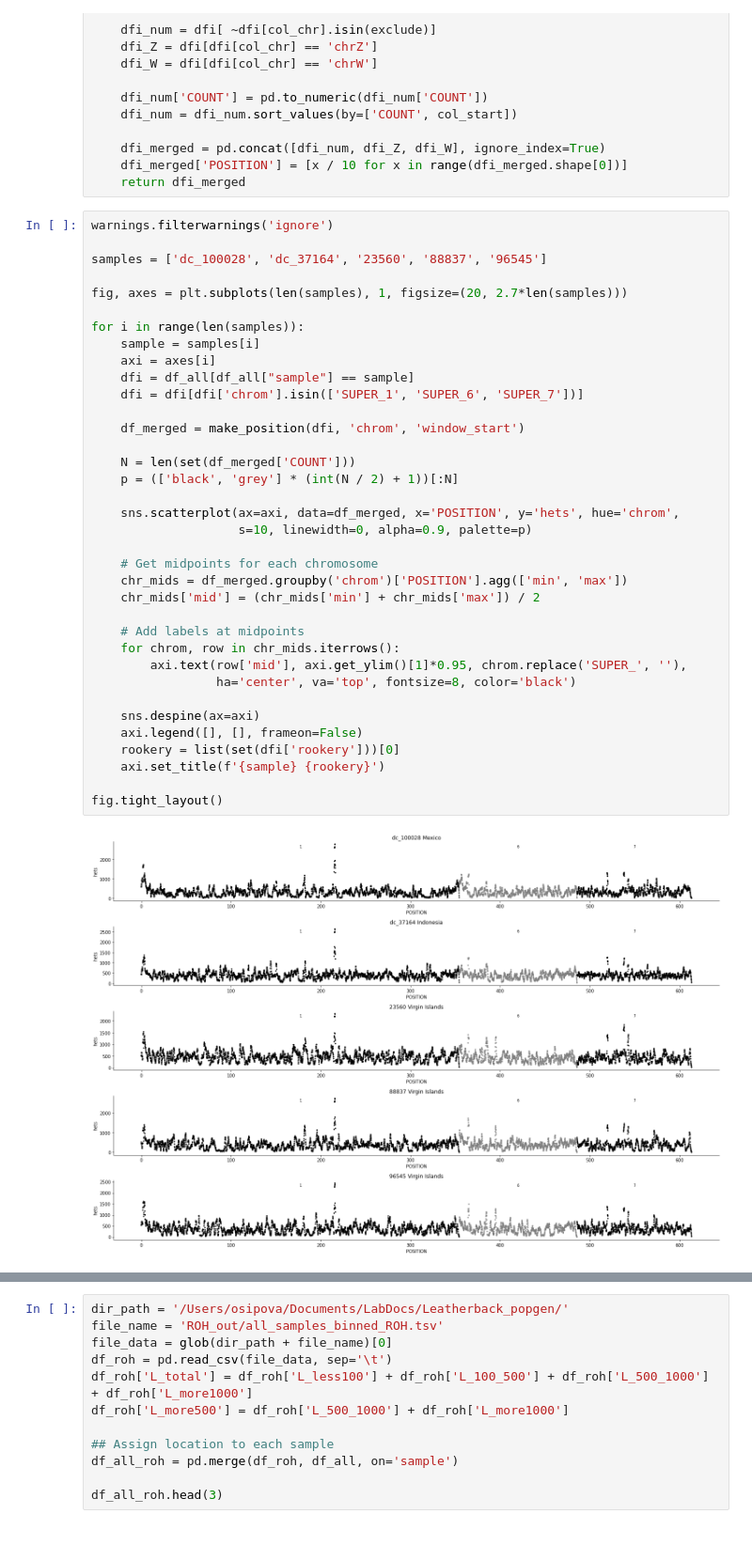
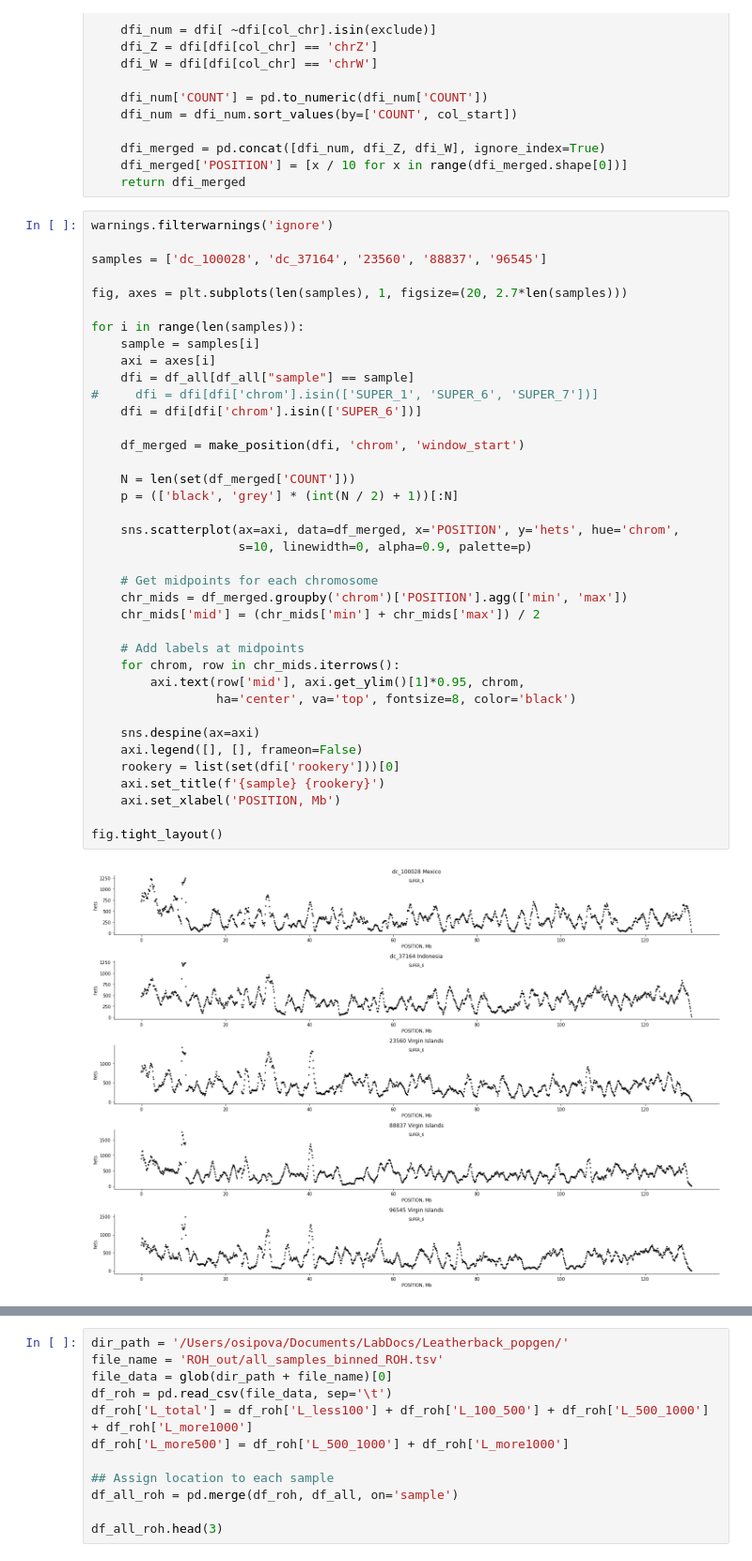
Before and after one commit to osipovarev/Leatherback_popgen, a Jupyter notebook: heterozygosity_analysis.ipynb, the cells around one changed output, grey strips where cells are left out. Shown at 94% size. Drawn from its saved outputs; the diff is of its cells as text.

```diff
--- a/heterozygosity_analysis.ipynb
+++ b/heterozygosity_analysis.ipynb
@@ -183,33 +183,35 @@ samples = ['dc_100028', 'dc_37164', '23560', '88837', '96545']
 fig, axes = plt.subplots(len(samples), 1, figsize=(20, 2.7*len(samples)))
 
 for i in range(len(samples)):
     sample = samples[i]
     axi = axes[i]
     dfi = df_all[df_all["sample"] == sample]
-    dfi = dfi[dfi['chrom'].isin(['SUPER_1', 'SUPER_6', 'SUPER_7'])]
+#     dfi = dfi[dfi['chrom'].isin(['SUPER_1', 'SUPER_6', 'SUPER_7'])]
+    dfi = dfi[dfi['chrom'].isin(['SUPER_6'])]
 
     df_merged = make_position(dfi, 'chrom', 'window_start')
 
     N = len(set(df_merged['COUNT']))
     p = (['black', 'grey'] * (int(N / 2) + 1))[:N]
 
     sns.scatterplot(ax=axi, data=df_merged, x='POSITION', y='hets', hue='chrom',
                     s=10, linewidth=0, alpha=0.9, palette=p)
 
     # Get midpoints for each chromosome
     chr_mids = df_merged.groupby('chrom')['POSITION'].agg(['min', 'max'])
     chr_mids['mid'] = (chr_mids['min'] + chr_mids['max']) / 2
 
     # Add labels at midpoints
     for chrom, row in chr_mids.iterrows():
-        axi.text(row['mid'], axi.get_ylim()[1]*0.95, chrom.replace('SUPER_', ''),
+        axi.text(row['mid'], axi.get_ylim()[1]*0.95, chrom,
                  ha='center', va='top', fontsize=8, color='black')
 
     sns.despine(ax=axi)
     axi.legend([], [], frameon=False)
     rookery = list(set(dfi['rookery']))[0]
     axi.set_title(f'{sample} {rookery}')
+    axi.set_xlabel('POSITION, Mb')
 
 fig.tight_layout()
 # %% [output]
-[figure, old version]
+[figure, new version]
```
Also changed, not shown: parts of 8 cells of this notebook.
